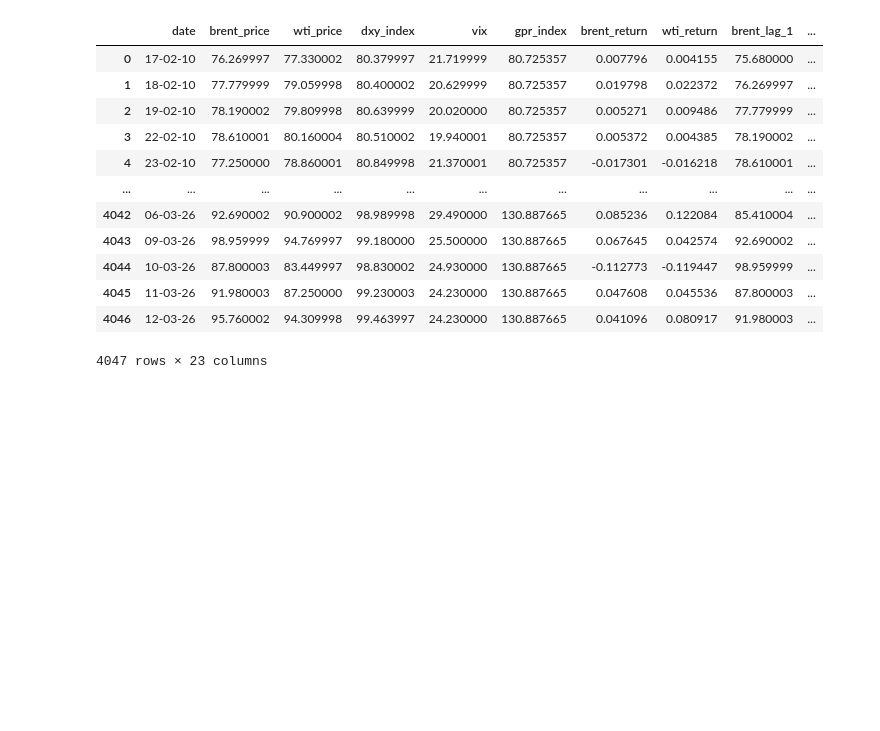
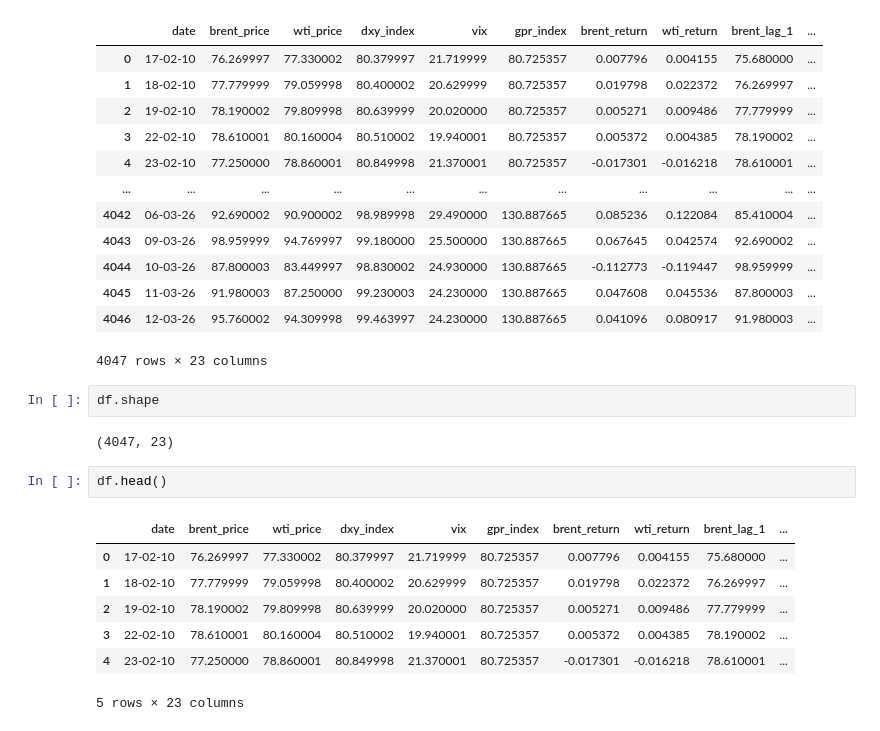
Before and after one commit to RAHEEL-HASSAN-WORK/Oil_Geopolitics_Analysis, a Jupyter notebook: Oil_Geopolitics.ipynb, the cells around one changed output. Saved outputs shown, nothing was run; the diff lists cells and outputs as text; blank space fills up the shorter version.

```diff
--- a/Oil_Geopolitics.ipynb
+++ b/Oil_Geopolitics.ipynb
@@ -20,3 +20,17 @@ df
 | 4045 | 11-03-26 | 91.980003 | 87.250000 | 99.230003 | 24.230000 | 130.887665 | 0.047608 | 0.045536 | 87.800003 | ... |
 | 4046 | 12-03-26 | 95.760002 | 94.309998 | 99.463997 | 24.230000 | 130.887665 | 0.041096 | 0.080917 | 91.980003 | ... |
 4047 rows × 23 columns
+# %%
+df.shape
+# %% [output]
+(4047, 23)
+# %%
+df.head()
+# %% [output]
+|  | date | brent_price | wti_price | dxy_index | vix | gpr_index | brent_return | wti_return | brent_lag_1 | ... |
+| 0 | 17-02-10 | 76.269997 | 77.330002 | 80.379997 | 21.719999 | 80.725357 | 0.007796 | 0.004155 | 75.680000 | ... |
+| 1 | 18-02-10 | 77.779999 | 79.059998 | 80.400002 | 20.629999 | 80.725357 | 0.019798 | 0.022372 | 76.269997 | ... |
+| 2 | 19-02-10 | 78.190002 | 79.809998 | 80.639999 | 20.020000 | 80.725357 | 0.005271 | 0.009486 | 77.779999 | ... |
+| 3 | 22-02-10 | 78.610001 | 80.160004 | 80.510002 | 19.940001 | 80.725357 | 0.005372 | 0.004385 | 78.190002 | ... |
+| 4 | 23-02-10 | 77.250000 | 78.860001 | 80.849998 | 21.370001 | 80.725357 | -0.017301 | -0.016218 | 78.610001 | ... |
+5 rows × 23 columns
```
Also changed, not shown: parts of 3 cells of this notebook, 1 other file.
